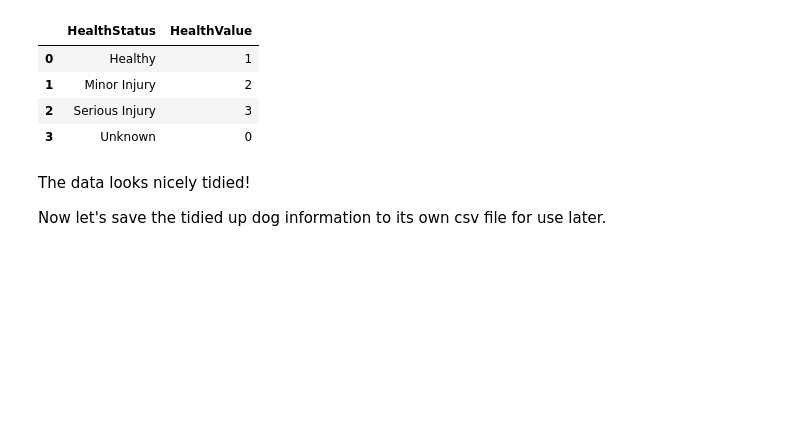
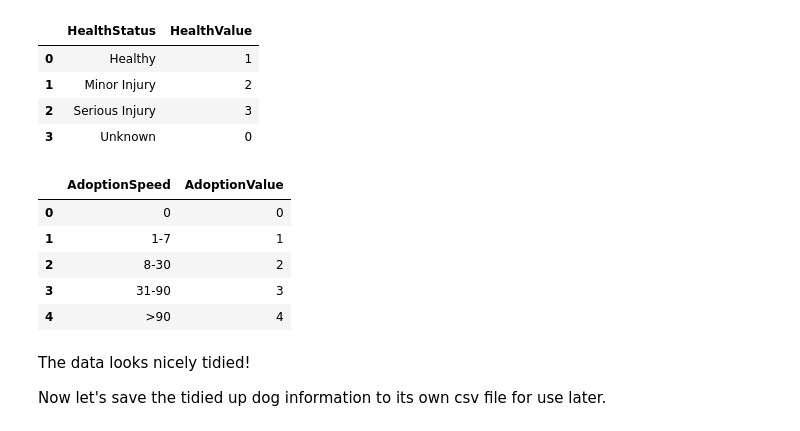
Before and after one commit to CJEJansson/Springboard_Projects, a Jupyter notebook: Capstone 1/Data_Wrangling/Data_Wrangling.ipynb, the cells around one changed output. Saved outputs shown, nothing was run; the diff lists cells and outputs as text; code cells hidden in the pictures; blank space fills up the shorter version.

Commit message:
add adoption speed conversion table

```diff
--- a/Capstone 1/Data_Wrangling/Data_Wrangling.ipynb
+++ b/Capstone 1/Data_Wrangling/Data_Wrangling.ipynb
@@ -453,6 +461,22 @@ health
 | 1 | Minor Injury | 2 |
 | 2 | Serious Injury | 3 |
 | 3 | Unknown | 0 |
+# %%
+#Adoption Speed
+
+adpt= {'AdoptionSpeed': ['0','1-7','8-30','31-90','>90'],
+        'AdoptionValue': [0,1,2,3,4]}
+adpt=pd.DataFrame.from_dict(adpt)
+adpt.to_csv(r'tidy_data/adoption_speed.csv')
+
+adpt
+# %% [output]
+|  | AdoptionSpeed | AdoptionValue |
+| 0 | 0 | 0 |
+| 1 | 1-7 | 1 |
+| 2 | 8-30 | 2 |
+| 3 | 31-90 | 3 |
+| 4 | >90 | 4 |
 # %% [markdown]
 The data looks nicely tidied!
 
```
Also changed, not shown: parts of 1 cell of this notebook.
